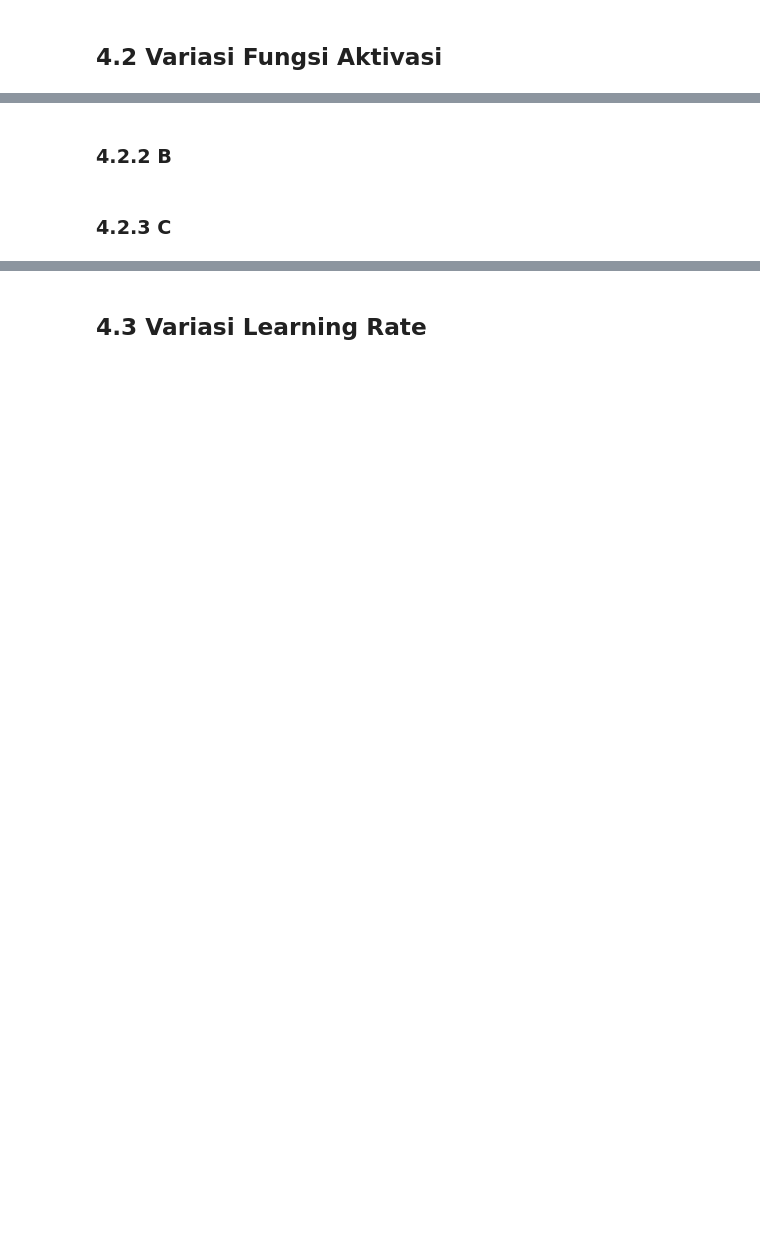
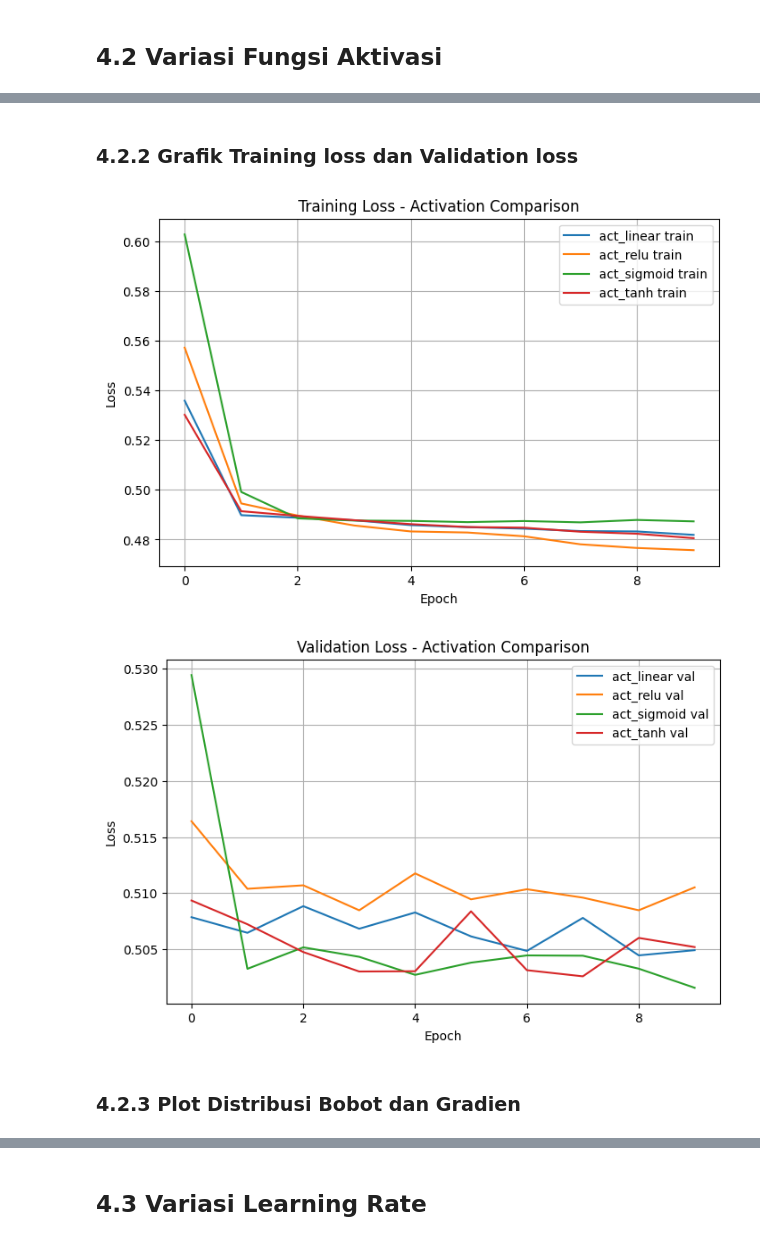
Before and after one commit to reletz/ML-FFNN, a Jupyter notebook: src/notebook/experiments.ipynb, the cells around one changed output, grey strips where cells are left out. Saved outputs shown, nothing was run; the diff lists cells and outputs as text; code cells hidden in the pictures; blank space fills up the shorter version.

```diff
--- a/src/notebook/experiments.ipynb
+++ b/src/notebook/experiments.ipynb
@@ -474,2 +815,27 @@ results = {}
 # %%
-# TODO: Variasi Base Arsitektur 1
+activation_configs = {
+    "linear":  ["linear", "relu", "sigmoid"],
+    "relu":    ["relu", "relu", "sigmoid"],
+    "sigmoid": ["sigmoid", "relu", "sigmoid"],
+    "tanh":    ["tanh", "relu", "sigmoid"],
+}
+
+activation_results = []
+
+for name, activations in activation_configs.items():
+    result = run_ad_experiment(
+        name=f"act_{name}",
+        layer_sizes=[input_dim, 32, 16, 1],
+        activations=activations,
+        optimizer=Adam(learning_rate=0.001),
+        initializer=Xavier(gain=1.0),
+        regularizer=None,
+        epochs=10,
+        batch_size=32,
+        learning_rate=0.001,
+        verbose=1
+    )
+    activation_results.append(result)
+
+activation_df = summarize_results(activation_results)
+activation_df
@@ -476,6 +848,10 @@ results = {}
 # %% [markdown]
-### 4.2.2 B
+### 4.2.2 Grafik Training loss dan Validation loss
 # %%
-# TODO: Variasi Base Arsitektur 2
+plot_train_loss_comparison(activation_results, "Training Loss - Activation Comparison")
+plot_val_loss_comparison(activation_results, "Validation Loss - Activation Comparison")
+# %% [output]
+[figure, added]
+[figure, added]
 # %% [markdown]
-### 4.2.3 C
+### 4.2.3 Plot Distribusi Bobot dan Gradien
```
Also changed, not shown: parts of 44 cells of this notebook.
